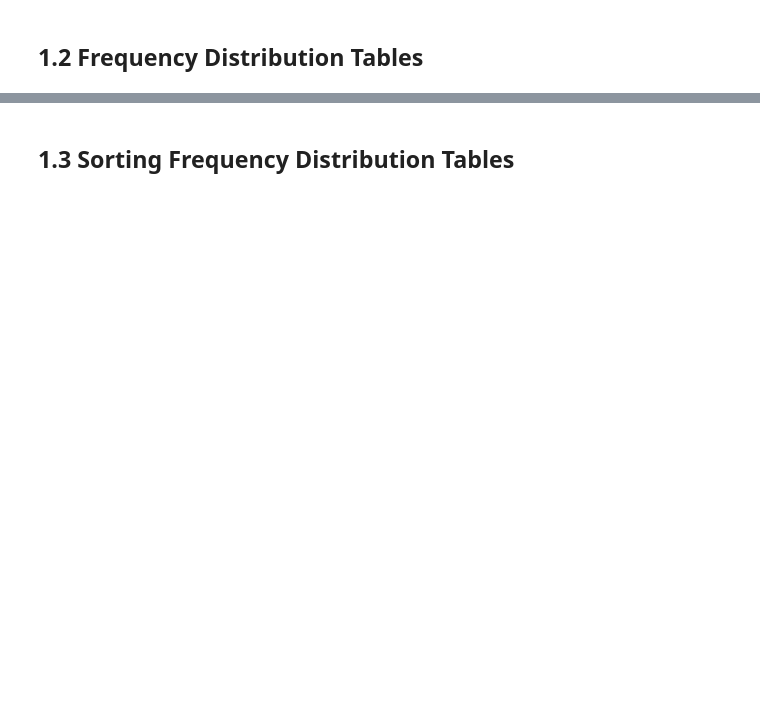
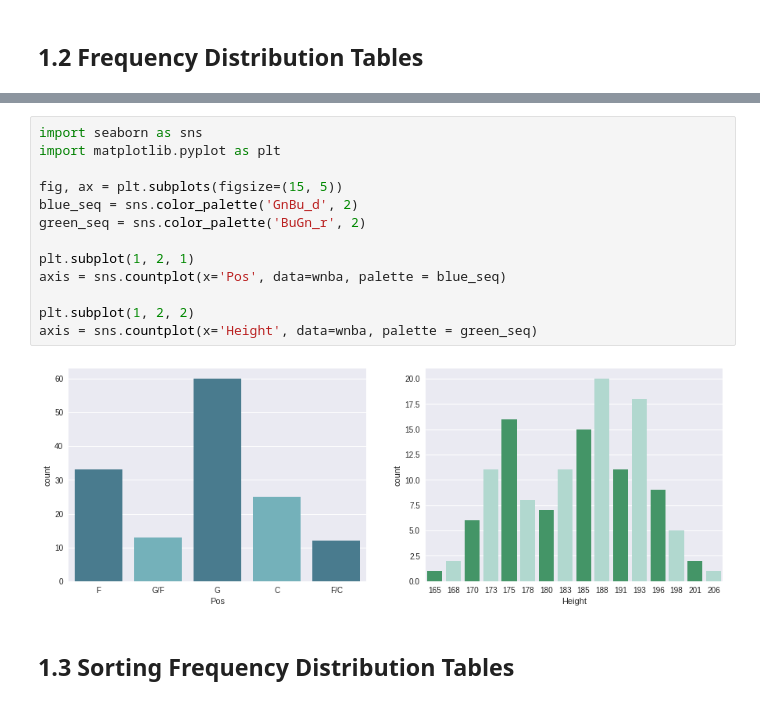
Before and after one commit to carvalheirafc/imd0033_2018_2, a Jupyter notebook: aula20/Lesson_20_Frequency_Distributions.ipynb, the cells around one changed output, grey strips where cells are left out. Drawn from its saved outputs; the diff is of its cells as text; blank space fills up the shorter version.

```diff
--- a/aula20/Lesson_20_Frequency_Distributions.ipynb
+++ b/aula20/Lesson_20_Frequency_Distributions.ipynb
@@ -118,3 +152,18 @@ array([60, 33, 25, 13, 12])
+# %%
+import seaborn as sns
+import matplotlib.pyplot as plt
+
+fig, ax = plt.subplots(figsize=(15, 5))
+blue_seq = sns.color_palette('GnBu_d', 2)
+green_seq = sns.color_palette('BuGn_r', 2)
+
+plt.subplot(1, 2, 1)
+axis = sns.countplot(x='Pos', data=wnba, palette = blue_seq)
+
+plt.subplot(1, 2, 2)
+axis = sns.countplot(x='Height', data=wnba, palette = green_seq)
+# %% [output]
+[figure, added]
 # %% [markdown]
 ## 1.3 Sorting Frequency Distribution Tables
 # %% [markdown]
```
Also changed, not shown: parts of 3 cells of this notebook.
